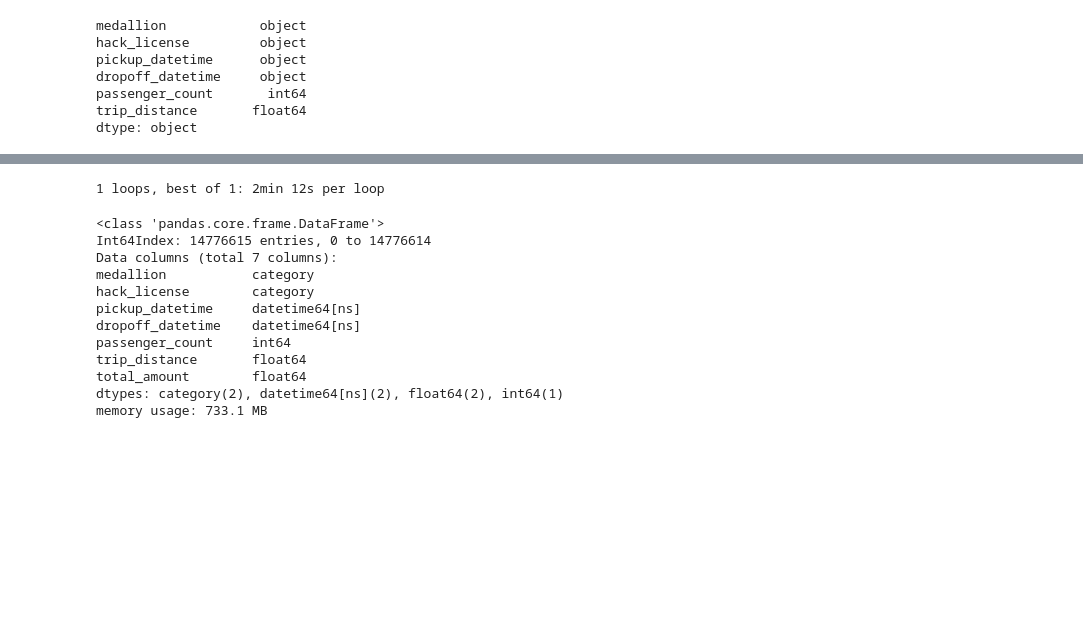
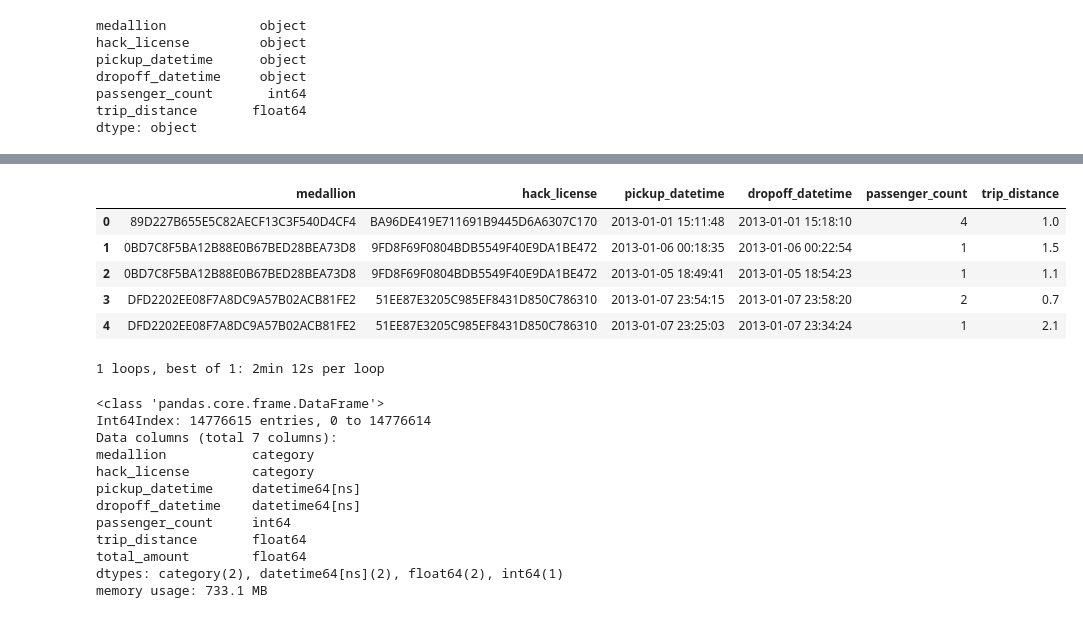
Before and after one commit to jreback/metis, a Jupyter notebook: Taxi Data.ipynb, the cells around one changed output, grey strips where cells are left out. Drawn from its saved outputs; the diff is of its cells as text; code cells hidden in the pictures; blank space fills up the shorter version.

```diff
--- a/Taxi Data.ipynb
+++ b/Taxi Data.ipynb
@@ -90 +82,12 @@ df
+# %%
+# to_hdf
+trip.to_hdf('trip.hdf','df',mode='w',format='table')
+pd.read_hdf('trip.hdf','df')
+# %% [output]
+|  | medallion | hack_license | pickup_datetime | dropoff_datetime | passenger_count | trip_distance |
+| 0 | 89D227B655E5C82AECF13C3F540D4CF4 | BA96DE419E711691B9445D6A6307C170 | 2013-01-01 15:11:48 | 2013-01-01 15:18:10 | 4 | 1.0 |
+| 1 | 0BD7C8F5BA12B88E0B67BED28BEA73D8 | 9FD8F69F0804BDB5549F40E9DA1BE472 | 2013-01-06 00:18:35 | 2013-01-06 00:22:54 | 1 | 1.5 |
+| 2 | 0BD7C8F5BA12B88E0B67BED28BEA73D8 | 9FD8F69F0804BDB5549F40E9DA1BE472 | 2013-01-05 18:49:41 | 2013-01-05 18:54:23 | 1 | 1.1 |
+| 3 | DFD2202EE08F7A8DC9A57B02ACB81FE2 | 51EE87E3205C985EF8431D850C786310 | 2013-01-07 23:54:15 | 2013-01-07 23:58:20 | 2 | 0.7 |
+| 4 | DFD2202EE08F7A8DC9A57B02ACB81FE2 | 51EE87E3205C985EF8431D850C786310 | 2013-01-07 23:25:03 | 2013-01-07 23:34:24 | 1 | 2.1 |
 # %%
```
Also changed, not shown: parts of 17 cells of this notebook.
